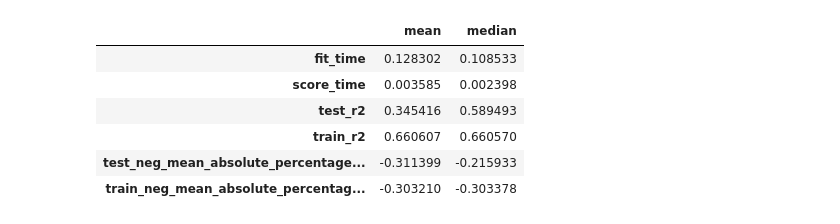
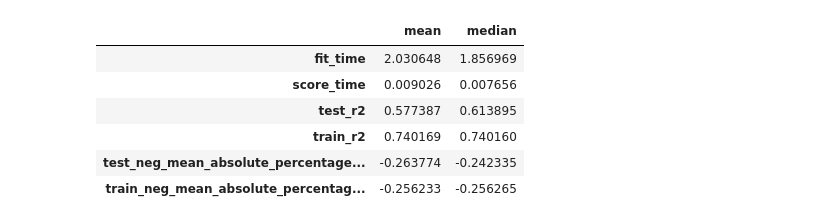
Before and after one commit to zermelozf/housepricetokyo, a Jupyter notebook: analysis.ipynb, the cells around one changed output. Saved outputs shown, nothing was run; the diff lists cells and outputs as text; code cells hidden in the pictures.

```diff
--- a/analysis.ipynb
+++ b/analysis.ipynb
@@ -12,7 +13,7 @@ from sklearn.model_selection import cross_validate
 
 from api.utils import load_data, PropertyDataTransformer
 # %%
-X, y = load_data(wards=['kita', 'itabashi'])
+X, y = load_data()
 
 pt = PropertyDataTransformer(formula = """
 price ~
@@ -28,8 +29,8 @@ is_house +
     nearest_station_name +
     nearest_station_minutes +
     road +
-    C(floor_ratio, contr.treatment('150.0')) +
-    C(building_ratio, contr.treatment('60.0')) +
+    floor_ratio +
+    building_ratio +
     C(orientation, contr.treatment('東')) +
     C(land_shape, contr.treatment('正方形'))
 ):land_m2
@@ -38,25 +39,25 @@ is_house +
 X = pt.fit_transform(X)
 # %%
 model = LassoCV(alphas=[0.1, 1, 10, 100, 1000, 10000], max_iter=10000, tol=0.1, fit_intercept=False)
-# scores = pd.DataFrame(
-#     cross_validate(
-#         model,
-#         X, y,
-#         scoring=['r2', 'neg_mean_absolute_percentage_error'],
-#         return_train_score=True,
-#         cv=500
-#     )
-# )
 model.fit(X, y)
+scores = pd.DataFrame(
+    cross_validate(
+        model,
+        X, y,
+        scoring=['r2', 'neg_mean_absolute_percentage_error'],
+        return_train_score=True,
+        cv=500
+    )
+)
 scores.apply([np.mean, np.median], axis=0).T
 # %% [output]
 |  | mean | median |
-| fit_time | 0.128302 | 0.108533 |
-| score_time | 0.003585 | 0.002398 |
-| test_r2 | 0.345416 | 0.589493 |
-| train_r2 | 0.660607 | 0.660570 |
-| test_neg_mean_absolute_percentage... | -0.311399 | -0.215933 |
-| train_neg_mean_absolute_percentag... | -0.303210 | -0.303378 |
+| fit_time | 2.030648 | 1.856969 |
+| score_time | 0.009026 | 0.007656 |
+| test_r2 | 0.577387 | 0.613895 |
+| train_r2 | 0.740169 | 0.740160 |
+| test_neg_mean_absolute_percentage... | -0.263774 | -0.242335 |
+| train_neg_mean_absolute_percentag... | -0.256233 | -0.256265 |
 # %%
 h = sns.histplot(data=scores, x='test_neg_mean_absolute_percentage_error', kde=True)
 h.set(xlim=(-1, 0))
```
Also changed, not shown: parts of 5 cells of this notebook, 6 other files.
